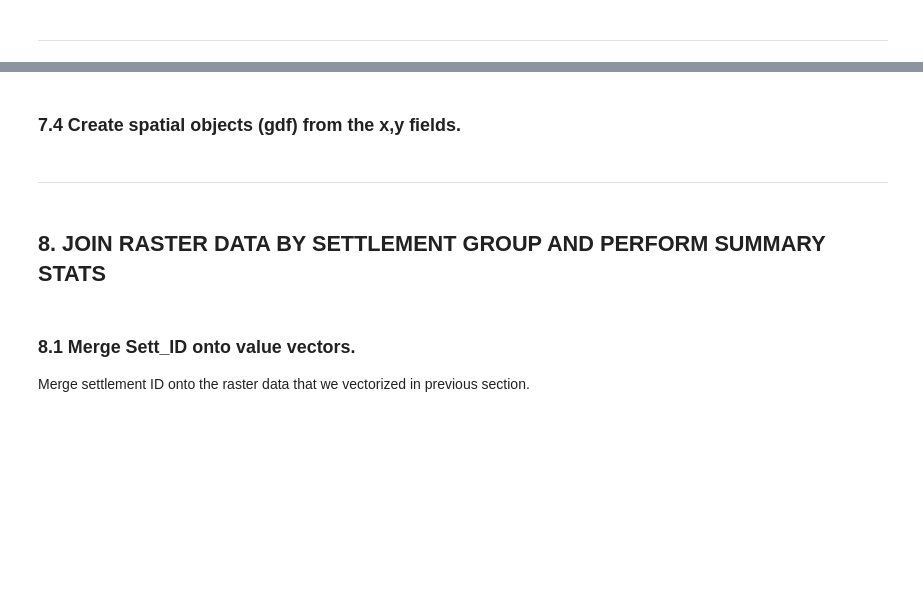
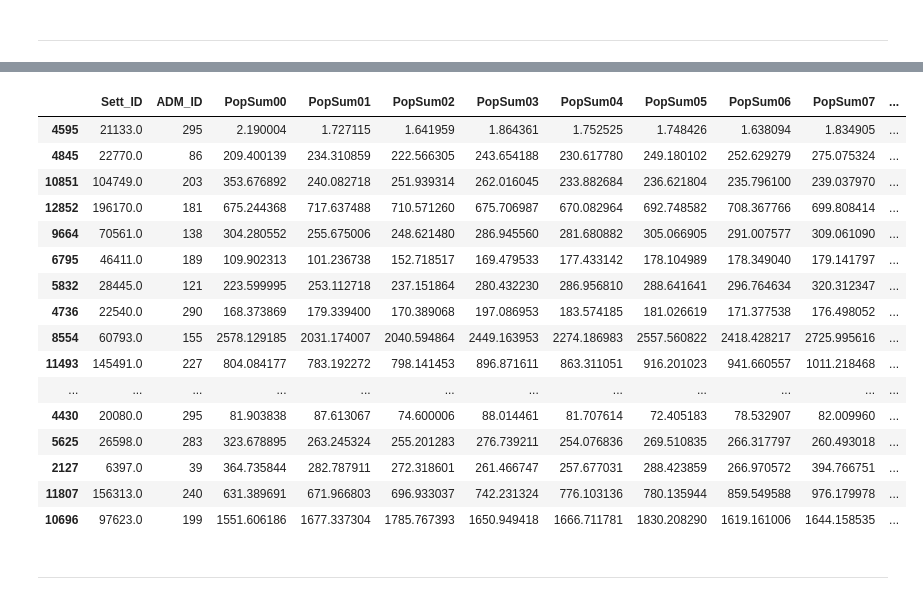
Before and after one commit to gracedoherty/urban_growth, a Jupyter notebook: Urbanization_v4.ipynb, the cells around one changed output, grey strips where cells are left out. Saved outputs shown, nothing was run; the diff lists cells and outputs as text; code cells hidden in the pictures; blank space fills up the shorter version.

```diff
--- a/Urbanization_v4.ipynb
+++ b/Urbanization_v4.ipynb
@@ -1036,7 +1119,7 @@ Reclassify so that we only need to work with cells within X distance of settleme
 ProjCRS = gdal.WarpOptions(dstSRS='ESRI:102022')
 AnnualizedSourceFiles = [i for i in os.listdir('Population/') if i.endswith('.tif')]
 
-with fiona.open("Catchment.gpkg", mode="r", layer=BufferFileName) as shapefile:
+with fiona.open(r'Results/Catchment.gpkg', mode="r", layer="Buff2.0km_2015") as shapefile:
     MaskGeom = [feature["geometry"] for feature in shapefile] # Identify the bounding areas of the mask.
 # Mask_out = './LatestYearBuffer.tif'
 AnnualizedSourceFiles
@@ -1043,12 +1144,12 @@ AnnualizedSourceFiles
 # %%
-# This code block changes each annual population raster's projection (gdal.Warp()),
+# This codeblock changes each annual population raster's projection (gdal.Warp()),
 # then masks it to within a specified distance of the settlements (rasterio.mask.mask()).
 
 for YearFile in AnnualizedSourceFiles:
     InputRasterName = os.path.join(ProjectFolder, "Population", YearFile)
     Year = str(re.sub(r'[^0-9]', '', YearFile))
     InputRasterObject = gdal.Open(InputRasterName)
-    TempOutputName = "Wpop_" + Year + "_albers.tif"
+    TempOutputName = "Temp_" + Year + "_albers.tif"
     TempOutputPath = os.path.join(ProjectFolder, "Population", TempOutputName)
     if exists(TempOutputPath):
         pass
@@ -1065,7 +1166,8 @@ for YearFile in AnnualizedSourceFiles:
 
         # Reclassify as nodata if outside settlement buffer zones.
         with rasterio.open(TempOutputPath) as InputRasterObject:
-            MaskedOutputRaster, OutTransform = rasterio.mask.mask(InputRasterObject, MaskGeom) # Anything outside the mask is reclassed to the raster's NoData value.
+            MaskedOutputRaster, OutTransform = rasterio.mask.mask(
+                InputRasterObject, MaskGeom, crop=True) # Anything outside the mask is reclassed to the raster's NoData value.
             OutMetaData = InputRasterObject.meta.copy()
         print('Finished rasterio.mask.mask() for year %s. %s \n' % (Year, time.ctime()))
 
@@ -1074,7 +1176,7 @@ for YearFile in AnnualizedSourceFiles:
                          "width": MaskedOutputRaster.shape[2],
                          "transform": OutTransform})
         FinalOutputPath = os.path.join(ProjectFolder, "Population", ''.join(['Masked_', Year, '.tif'])) # ''.join([r'Population/', 'Masked_', Year, '.tif']
-        with rasterio.open(FinalOutputPath), "w", **OutMetaData) as dest:
+        with rasterio.open(FinalOutputPath, "w", **OutMetaData) as dest:
             dest.write(MaskedOutputRaster)
         print('Written to file. %s \n' % time.ctime())
     InputRasterObject = None
@@ -1094,3 +1222,7 @@ Similar to .csv.
 # %%
+NoDataVal = -99999
+Settlements = gpd.read_file(r'Results/SETTLEMENTS.gpkg', layer='SETTLEMENTS')
+AllSummaries = pd.DataFrame(Settlements).drop(columns='geometry')
+
 AnnualizedMaskedFiles = [i for i in os.listdir('Population/') if i.startswith('Masked') and i.endswith('.tif')]
 AnnualizedMaskedFiles
@@ -1114,2 +1348,0 @@ for YearFile in AnnualizedMaskedFiles:
-# %% [markdown]
-### 7.4 Create spatial objects (gdf) from the x,y fields.
@@ -1154,7 +1349,22 @@ print('\n \n Finished generating raster value points within settlement catchment
+# %%
+AllSummaries.sample(20)
+# %% [output]
+|  | Sett_ID | ADM_ID | PopSum00 | PopSum01 | PopSum02 | PopSum03 | PopSum04 | PopSum05 | PopSum06 | PopSum07 | ... |
+| 4595 | 21133.0 | 295 | 2.190004 | 1.727115 | 1.641959 | 1.864361 | 1.752525 | 1.748426 | 1.638094 | 1.834905 | ... |
+| 4845 | 22770.0 | 86 | 209.400139 | 234.310859 | 222.566305 | 243.654188 | 230.617780 | 249.180102 | 252.629279 | 275.075324 | ... |
+| 10851 | 104749.0 | 203 | 353.676892 | 240.082718 | 251.939314 | 262.016045 | 233.882684 | 236.621804 | 235.796100 | 239.037970 | ... |
+| 12852 | 196170.0 | 181 | 675.244368 | 717.637488 | 710.571260 | 675.706987 | 670.082964 | 692.748582 | 708.367766 | 699.808414 | ... |
+| 9664 | 70561.0 | 138 | 304.280552 | 255.675006 | 248.621480 | 286.945560 | 281.680882 | 305.066905 | 291.007577 | 309.061090 | ... |
+| 6795 | 46411.0 | 189 | 109.902313 | 101.236738 | 152.718517 | 169.479533 | 177.433142 | 178.104989 | 178.349040 | 179.141797 | ... |
+| 5832 | 28445.0 | 121 | 223.599995 | 253.112718 | 237.151864 | 280.432230 | 286.956810 | 288.641641 | 296.764634 | 320.312347 | ... |
+| 4736 | 22540.0 | 290 | 168.373869 | 179.339400 | 170.389068 | 197.086953 | 183.574185 | 181.026619 | 171.377538 | 176.498052 | ... |
+| 8554 | 60793.0 | 155 | 2578.129185 | 2031.174007 | 2040.594864 | 2449.163953 | 2274.186983 | 2557.560822 | 2418.428217 | 2725.995616 | ... |
+| 11493 | 145491.0 | 227 | 804.084177 | 783.192272 | 798.141453 | 896.871611 | 863.311051 | 916.201023 | 941.660557 | 1011.218468 | ... |
+| ... | ... | ... | ... | ... | ... | ... | ... | ... | ... | ... | ... |
+| 4430 | 20080.0 | 295 | 81.903838 | 87.613067 | 74.600006 | 88.014461 | 81.707614 | 72.405183 | 78.532907 | 82.009960 | ... |
+| 5625 | 26598.0 | 283 | 323.678895 | 263.245324 | 255.201283 | 276.739211 | 254.076836 | 269.510835 | 266.317797 | 260.493018 | ... |
+| 2127 | 6397.0 | 39 | 364.735844 | 282.787911 | 272.318601 | 261.466747 | 257.677031 | 288.423859 | 266.970572 | 394.766751 | ... |
+| 11807 | 156313.0 | 240 | 631.389691 | 671.966803 | 696.933037 | 742.231324 | 776.103136 | 780.135944 | 859.549588 | 976.179978 | ... |
+| 10696 | 97623.0 | 199 | 1551.606186 | 1677.337304 | 1785.767393 | 1650.949418 | 1666.711781 | 1830.208290 | 1619.161006 | 1644.158535 | ... |
 # %% [markdown]
 ---
-# %% [markdown]
-## 8. JOIN RASTER DATA BY SETTLEMENT GROUP AND PERFORM SUMMARY STATS
-# %% [markdown]
-### 8.1 Merge Sett_ID onto value vectors.
-Merge settlement ID onto the raster data that we vectorized in previous section.
```
Also changed, not shown: parts of 89 cells of this notebook.
